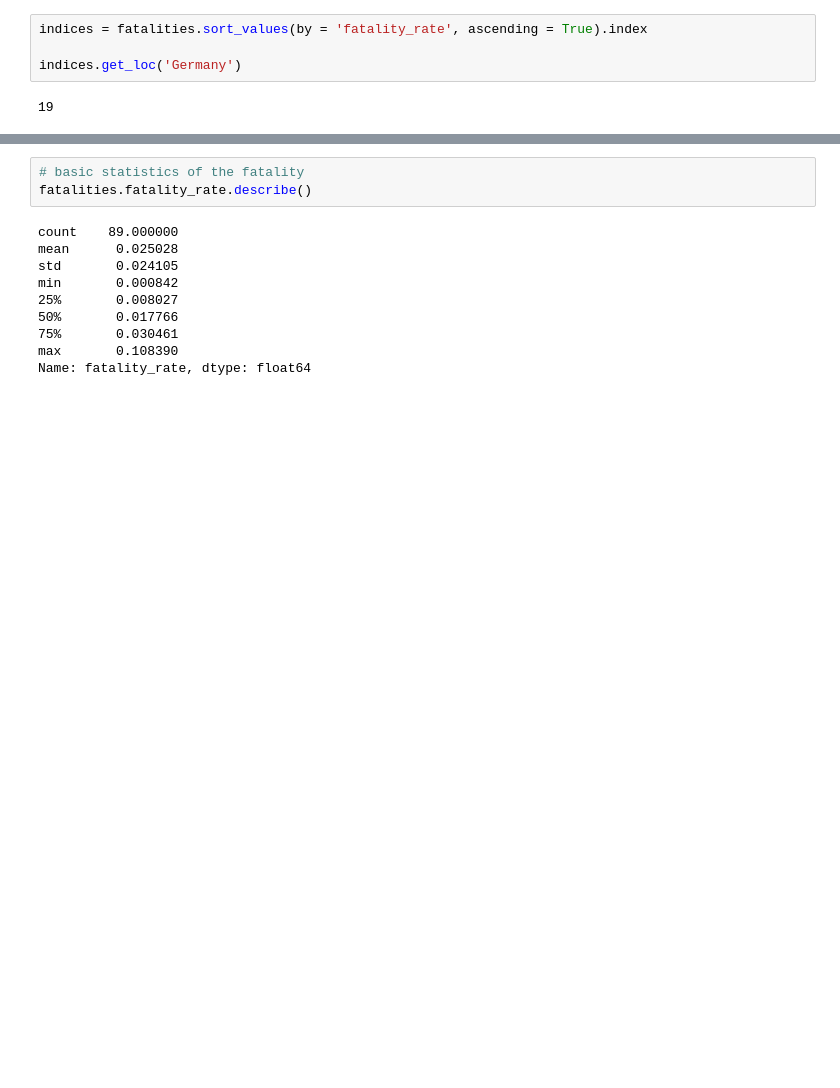
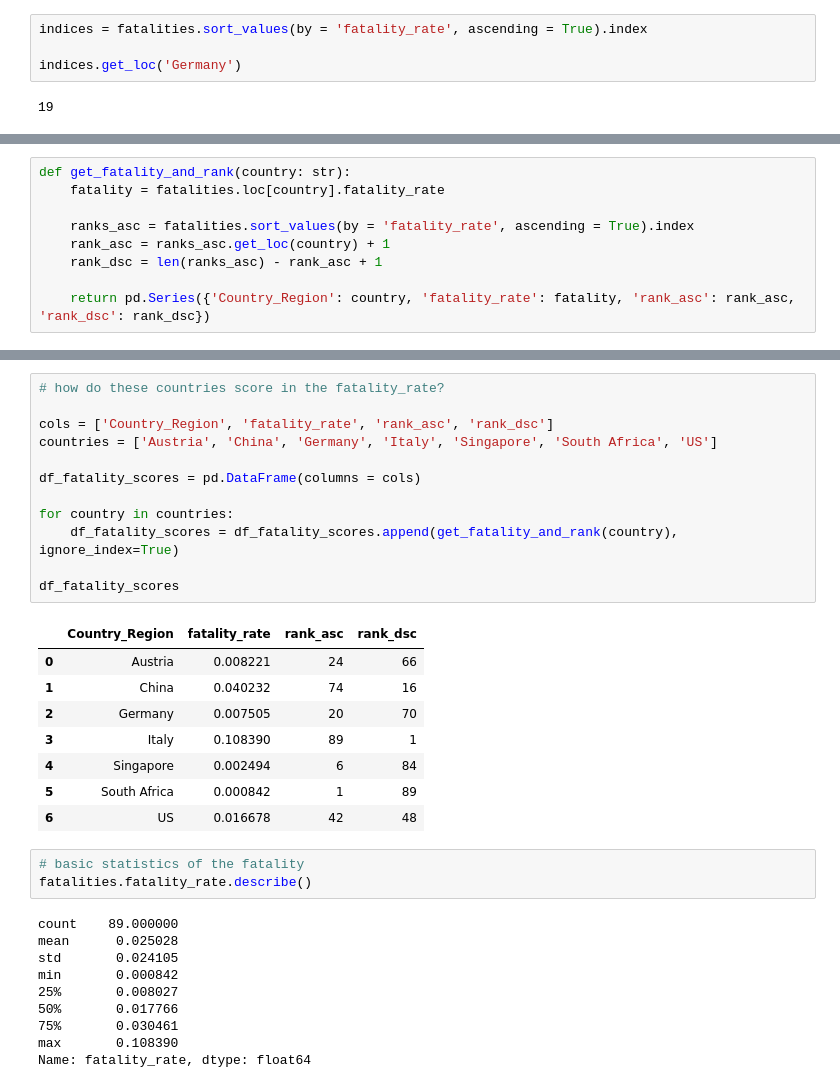
Before and after one commit to nnworkspace/covid19-insight, a Jupyter notebook: covid19-insight.ipynb, the cells around one changed output, grey strips where cells are left out. Saved outputs shown, nothing was run; the diff lists cells and outputs as text; blank space fills up the shorter version.

```diff
--- a/covid19-insight.ipynb
+++ b/covid19-insight.ipynb
@@ -206,0 +202,9 @@ Fatality of Germany is 0.00750498310078863, it ranks 19 among the countries whic
+# %%
+def get_fatality_and_rank(country: str):
+    fatality = fatalities.loc[country].fatality_rate
+
+    ranks_asc = fatalities.sort_values(by = 'fatality_rate', ascending = True).index
+    rank_asc = ranks_asc.get_loc(country) + 1
+    rank_dsc = len(ranks_asc) - rank_asc + 1
+
+    return pd.Series({'Country_Region': country, 'fatality_rate': fatality, 'rank_asc': rank_asc, 'rank_dsc': rank_dsc})
@@ -207,3 +221,24 @@ Fatality of Germany is 0.00750498310078863, it ranks 19 among the countries whic
+# %%
+# how do these countries score in the fatality_rate?
+
+cols = ['Country_Region', 'fatality_rate', 'rank_asc', 'rank_dsc']
+countries = ['Austria', 'China', 'Germany', 'Italy', 'Singapore', 'South Africa', 'US']
+
+df_fatality_scores = pd.DataFrame(columns = cols)
+
+for country in countries:
+    df_fatality_scores = df_fatality_scores.append(get_fatality_and_rank(country), ignore_index=True)
+
+df_fatality_scores
+# %% [output]
+|  | Country_Region | fatality_rate | rank_asc | rank_dsc |
+| 0 | Austria | 0.008221 | 24 | 66 |
+| 1 | China | 0.040232 | 74 | 16 |
+| 2 | Germany | 0.007505 | 20 | 70 |
+| 3 | Italy | 0.108390 | 89 | 1 |
+| 4 | Singapore | 0.002494 | 6 | 84 |
+| 5 | South Africa | 0.000842 | 1 | 89 |
+| 6 | US | 0.016678 | 42 | 48 |
 # %%
 # basic statistics of the fatality
 fatalities.fatality_rate.describe()
```
Also changed, not shown: parts of 4 cells of this notebook.
